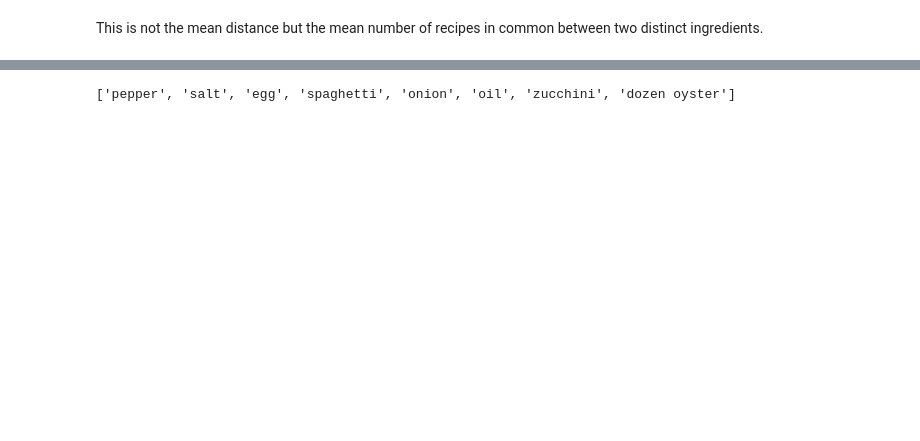
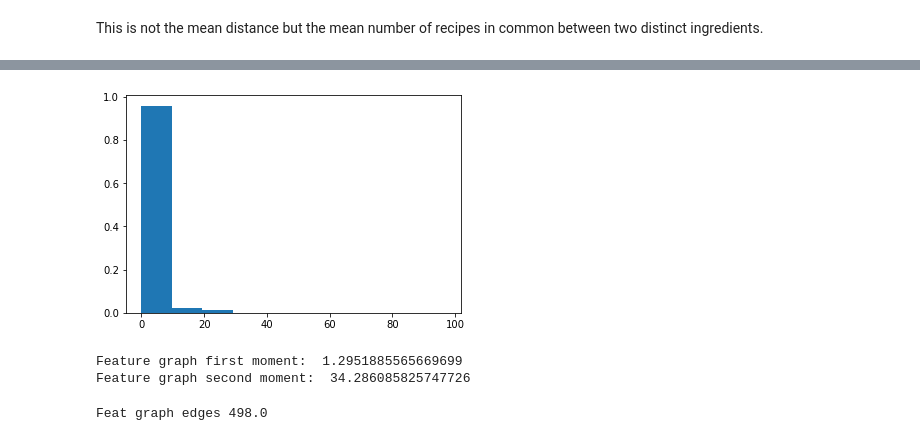
Before and after one commit to Juliencou/Recipes, a Jupyter notebook: assignments/example_to_start_recipes.ipynb, the cells around one changed output, grey strips where cells are left out. Drawn from its saved outputs; the diff is of its cells as text; code cells hidden in the pictures; blank space fills up the shorter version.

```diff
--- a/assignments/example_to_start_recipes.ipynb
+++ b/assignments/example_to_start_recipes.ipynb
@@ -133,0 +212,12 @@ print(sum(sum(A_feature)))
+# %%
+sort_feat = np.argsort(degrees_feature)
+#sort_cit = np.argsort(degrees_citation)
+
+reduced_A_feature = A_feature[sort_feat[:-12],:][:, sort_feat[:-12]]
+
+A_feature = A_feature[sort_feat,:][:,sort_feat]
+fig, axes = plt.subplots(1, 2, figsize=(16, 16))
+axes[0].set_title('Feature graph: adjacency matrix sparsity pattern')
+axes[0].spy(A_feature);
+axes[1].set_title('Feature graph without top 20 hubs: adjacency matrix sparsity pattern')
+axes[1].spy(reduced_A_feature);
@@ -133,0 +226,24 @@ print(sum(sum(A_feature)))
+# %%
+reduced_degrees_feat = reduced_A_feature.sum(1)
+#reduced_degrees_cit = reduced_A_citation.sum(1)
+
+deg_hist_normalization = np.ones(reduced_degrees_feat.shape[0]) / reduced_degrees_feat.shape[0]
+
+
+plt.hist(reduced_degrees_feat, weights=deg_hist_normalization);
+# %% [output]
+[figure, added]
+# %%
+reduced_degfs, reduced_counts_feat = np.unique(reduced_degrees_feat,return_counts=True)
+reduced_degfeatprobs = reduced_counts_feat / reduced_counts_feat.sum()
+reduced_feat_moment_1 = (reduced_degfs*reduced_degfeatprobs).sum()
+reduced_feat_moment_2 = (reduced_degfs*reduced_degfs*reduced_degfeatprobs).sum()
+print("Feature graph first moment: ", reduced_feat_moment_1)
+print("Feature graph second moment: ", reduced_feat_moment_2)
+# %% [output]
+Feature graph first moment:  1.2951885565669699
+Feature graph second moment:  34.286085825747726
+# %%
+print("Feat graph edges", reduced_A_feature.sum() / 2)
+# %% [output]
+Feat graph edges 498.0
@@ -144,11 +271,9 @@ def create_recipe(index_ingredient, nbingredients):
         listingredients.append(random.choice(listneighbours))
     return listingredients
 # %%
-listing=create_recipe(random.randint(0, 2000), 10)
+listing=create_recipe(random.randint(0, len(A_featurecleaned)), random.randint(2, 10))
 liste=[]
 for i in listing:
     liste.append(df_clean.columns[i])
 print(list(set(liste)))
-# %% [output]
-['pepper', 'salt', 'egg', 'spaghetti', 'onion', 'oil', 'zucchini', 'dozen oyster']
 # %% [markdown]
```
Also changed, not shown: parts of 28 cells of this notebook.
